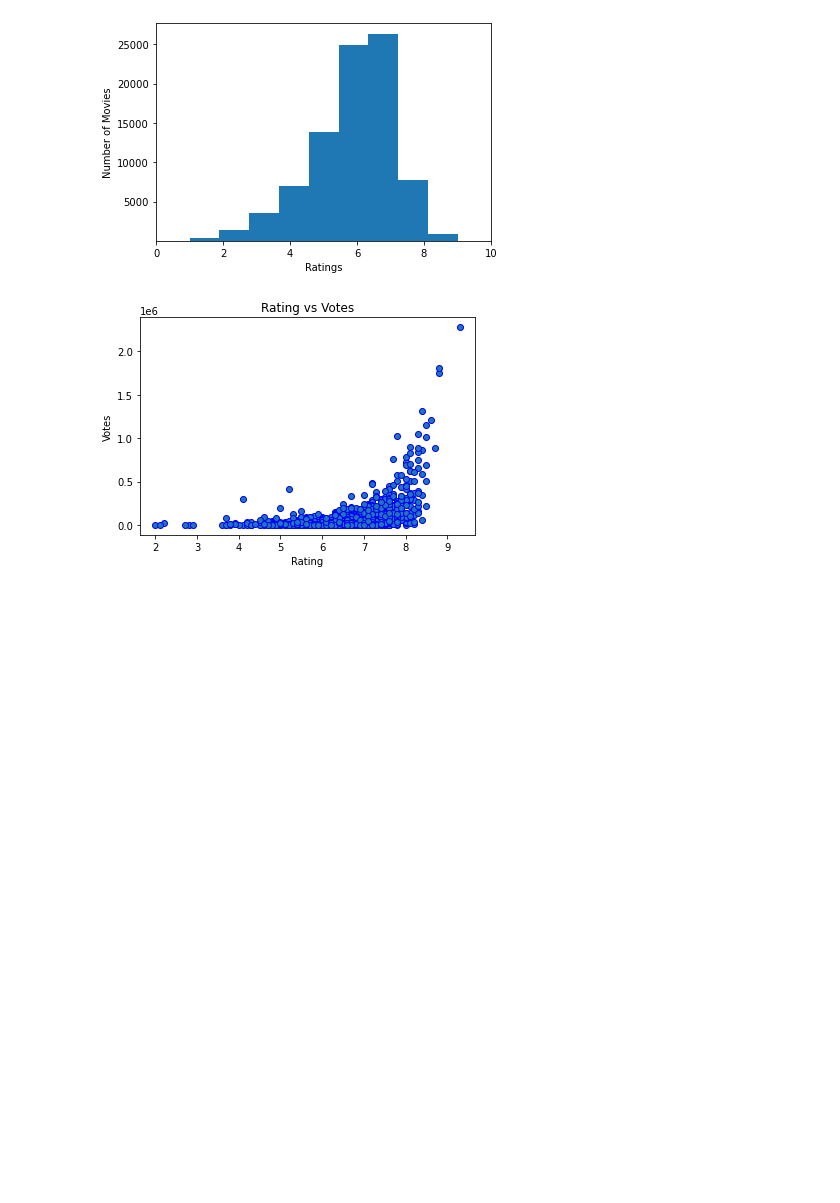
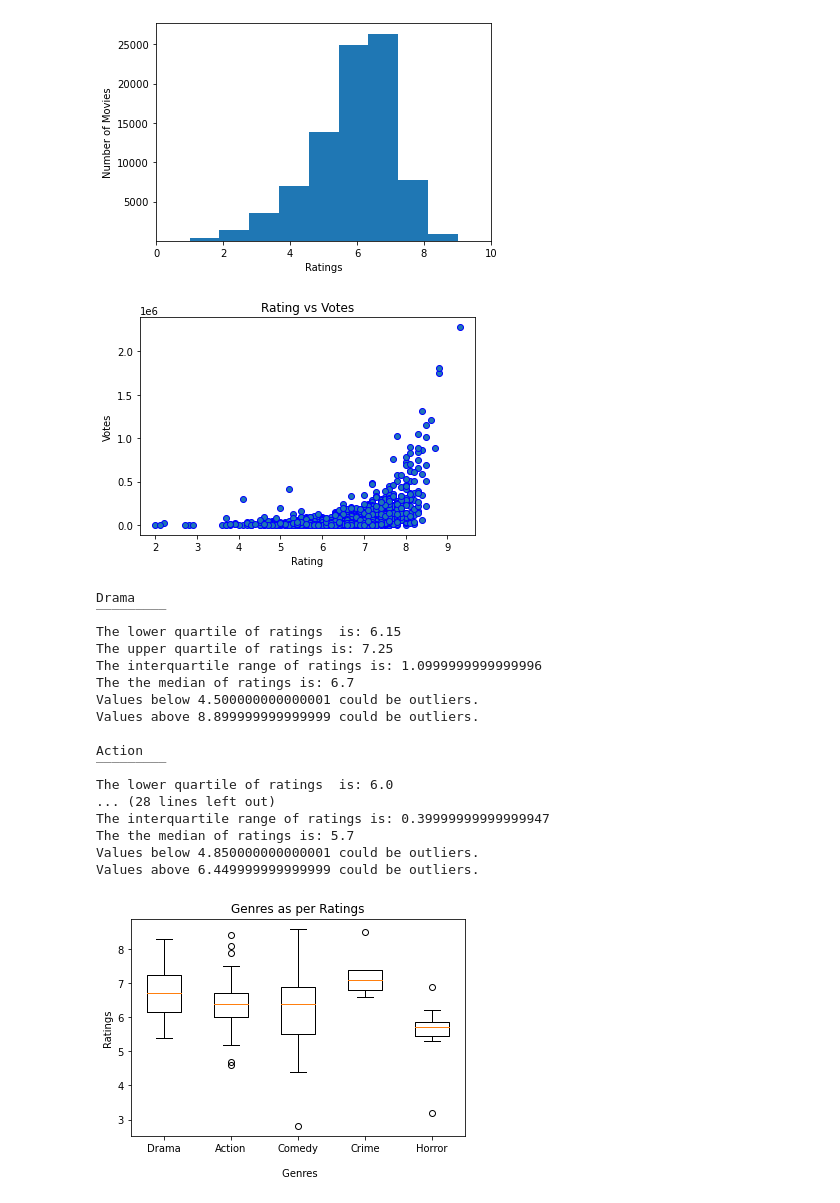
Before and after one commit to Kinjalmaru/IMDB-Analysis-Project, a Jupyter notebook: IMDB_Project.ipynb, the cells around one changed output. Saved outputs shown, nothing was run; the diff lists cells and outputs as text; code cells hidden in the pictures; blank space fills up the shorter version.

```diff
--- a/IMDB_Project.ipynb
+++ b/IMDB_Project.ipynb
@@ -79,0 +91,55 @@ genres = ['Drama','Action','Comedy','Crime','Horror']
+# %%
+
+genres = ['Drama','Action','Comedy','Crime','Horror']
+final = []
+for row in genres:
+    merge_df = top_five_df.loc[(top_five_df['genres'] == row) & (top_five_df['year'] == '2019')]
+    values = merge_df['avg_vote']
+
+    final.append(values)
+
+#Calculate the IQR and Quantitatively determine if there are any potential outliers
+
+    quartiles = values.quantile([.25,.5,.75])
+    lowerq = quartiles[0.25]
+    upperq = quartiles[0.75]
+    iqr = upperq-lowerq
+
+    print(f"{row}")
+    print(f"‾‾‾‾‾‾‾‾‾")
+    print(f"The lower quartile of ratings  is: {lowerq}")
+    print(f"The upper quartile of ratings is: {upperq}")
+    print(f"The interquartile range of ratings is: {iqr}")
+    print(f"The the median of ratings is: {quartiles[0.5]} ")
+
+    lower_bound = lowerq - (1.5*iqr)
+    upper_bound = upperq + (1.5*iqr)
+    print(f"Values below {lower_bound} could be outliers.")
+    print(f"Values above {upper_bound} could be outliers.\n")
+
+
+plt.boxplot(final)
+plt.xticks([1, 2, 3, 4, 5], genres)
+plt.xlabel('\n Genres')
+plt.ylabel('Ratings')
+plt.title('Genres as per Ratings')
+plt.show()
+# %% [output]
+Drama
+‾‾‾‾‾‾‾‾‾
+The lower quartile of ratings  is: 6.15
+The upper quartile of ratings is: 7.25
+The interquartile range of ratings is: 1.0999999999999996
+The the median of ratings is: 6.7
+Values below 4.500000000000001 could be outliers.
+Values above 8.899999999999999 could be outliers.
+
+Action
+‾‾‾‾‾‾‾‾‾
+The lower quartile of ratings  is: 6.0
+... (28 lines left out)
+The interquartile range of ratings is: 0.39999999999999947
+The the median of ratings is: 5.7
+Values below 4.850000000000001 could be outliers.
+Values above 6.449999999999999 could be outliers.
+[figure, added]
```
Also changed, not shown: parts of 7 cells of this notebook.
